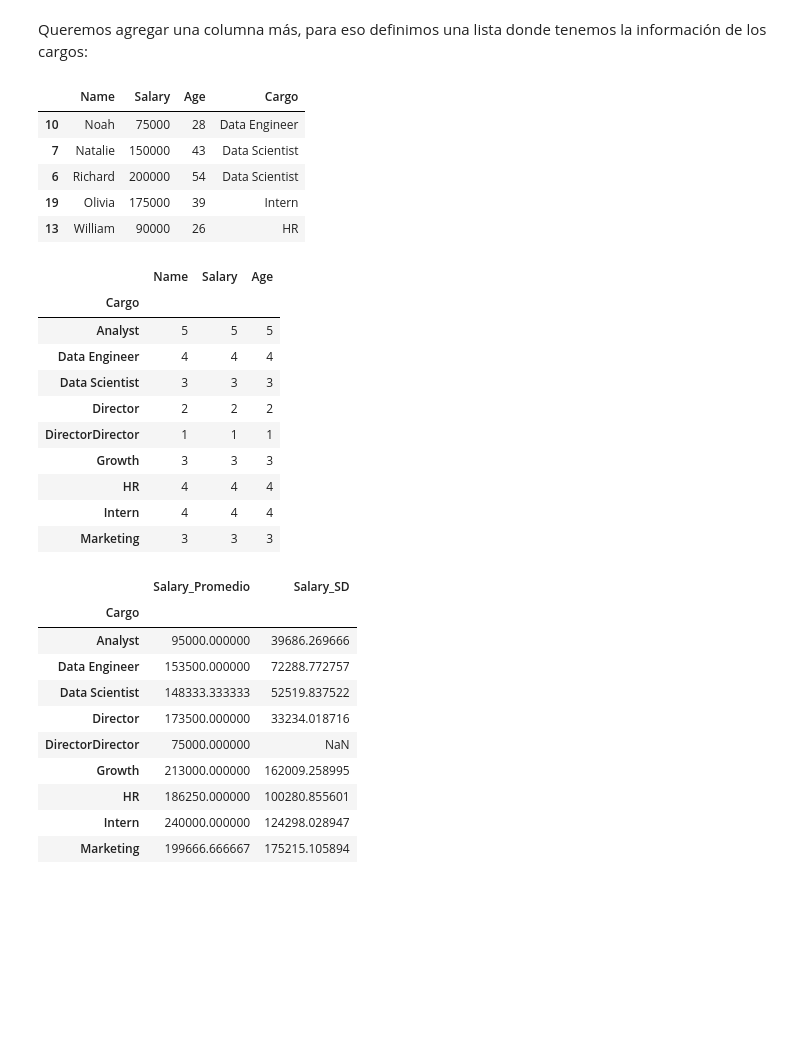
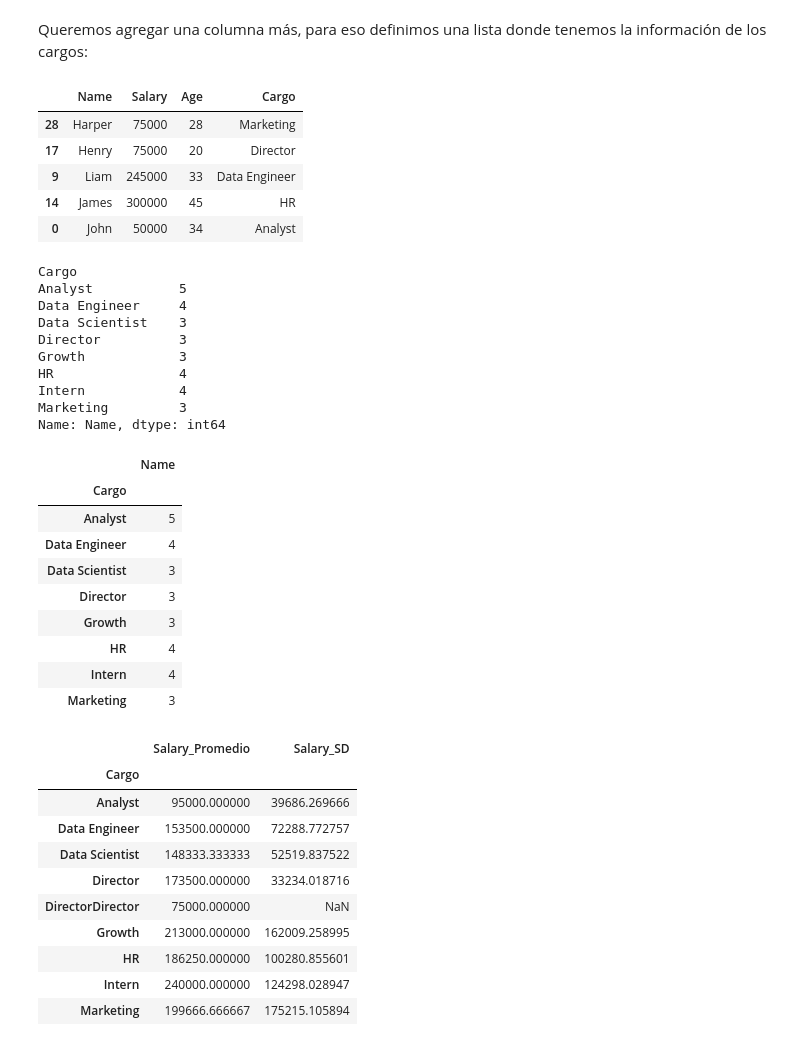
Before and after one commit to Agustin-Ber/Capacitacion-Python, a Jupyter notebook: Pandas/Pandas_Final.ipynb, the cells around one changed output. Cells and saved outputs as stored; diff of their text form; code cells hidden in the pictures; blank space fills up the shorter version.

```diff
--- a/Pandas/Pandas_Final.ipynb
+++ b/Pandas/Pandas_Final.ipynb
@@ -514,7 +550,7 @@ Queremos agregar una columna más, para eso definimos una lista donde tenemos la
 Cargos = ["Analyst", "Analyst", "Analyst", "Analyst",
           "Analyst", "Data Scientist", "Data Scientist",
           "Data Scientist", "Data Engineer", "Data Engineer", "Data Engineer",
-          "Data Engineer", "HR", "HR", "HR", "HR","Director", "Director"
+          "Data Engineer", "HR", "HR", "HR", "HR","Director",
           "Director", "Director", "Intern", "Intern", "Intern", "Intern",
           "Growth", "Growth","Growth", "Marketing", "Marketing", "Marketing"]
 # %%
@@ -522,25 +558,37 @@ df["Cargo"] = Cargos
 df.sample(5)
 # %% [output]
 |  | Name | Salary | Age | Cargo |
-| 10 | Noah | 75000 | 28 | Data Engineer |
-| 7 | Natalie | 150000 | 43 | Data Scientist |
-| 6 | Richard | 200000 | 54 | Data Scientist |
-| 19 | Olivia | 175000 | 39 | Intern |
-| 13 | William | 90000 | 26 | HR |
+| 28 | Harper | 75000 | 28 | Marketing |
+| 17 | Henry | 75000 | 20 | Director |
+| 9 | Liam | 245000 | 33 | Data Engineer |
+| 14 | James | 300000 | 45 | HR |
+| 0 | John | 50000 | 34 | Analyst |
 # %%
-df.groupby('Cargo').count()
+df.groupby('Cargo')["Name"].count()
 # %% [output]
-|  | Name | Salary | Age |
-| Cargo |  |  |  |
-| Analyst | 5 | 5 | 5 |
-| Data Engineer | 4 | 4 | 4 |
-| Data Scientist | 3 | 3 | 3 |
-| Director | 2 | 2 | 2 |
-| DirectorDirector | 1 | 1 | 1 |
-| Growth | 3 | 3 | 3 |
-| HR | 4 | 4 | 4 |
-| Intern | 4 | 4 | 4 |
-| Marketing | 3 | 3 | 3 |
+Cargo
+Analyst           5
+Data Engineer     4
+Data Scientist    3
+Director          3
+Growth            3
+HR                4
+Intern            4
+Marketing         3
+Name: Name, dtype: int64
+# %%
+pd.DataFrame(df.groupby('Cargo')["Name"].count())
+# %% [output]
+|  | Name |
+| Cargo |  |
+| Analyst | 5 |
+| Data Engineer | 4 |
+| Data Scientist | 3 |
+| Director | 3 |
+| Growth | 3 |
+| HR | 4 |
+| Intern | 4 |
+| Marketing | 3 |
 # %%
 df.groupby('Cargo')['Salary'].agg(
     Salary_Promedio='mean',
```
Also changed, not shown: parts of 11 cells of this notebook.
